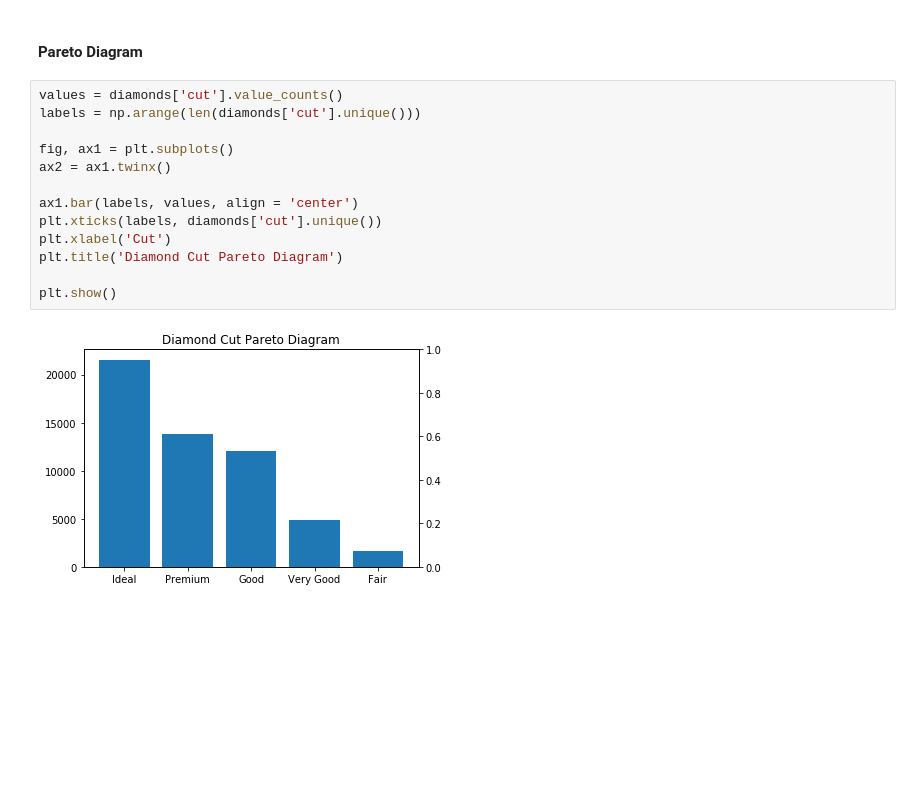
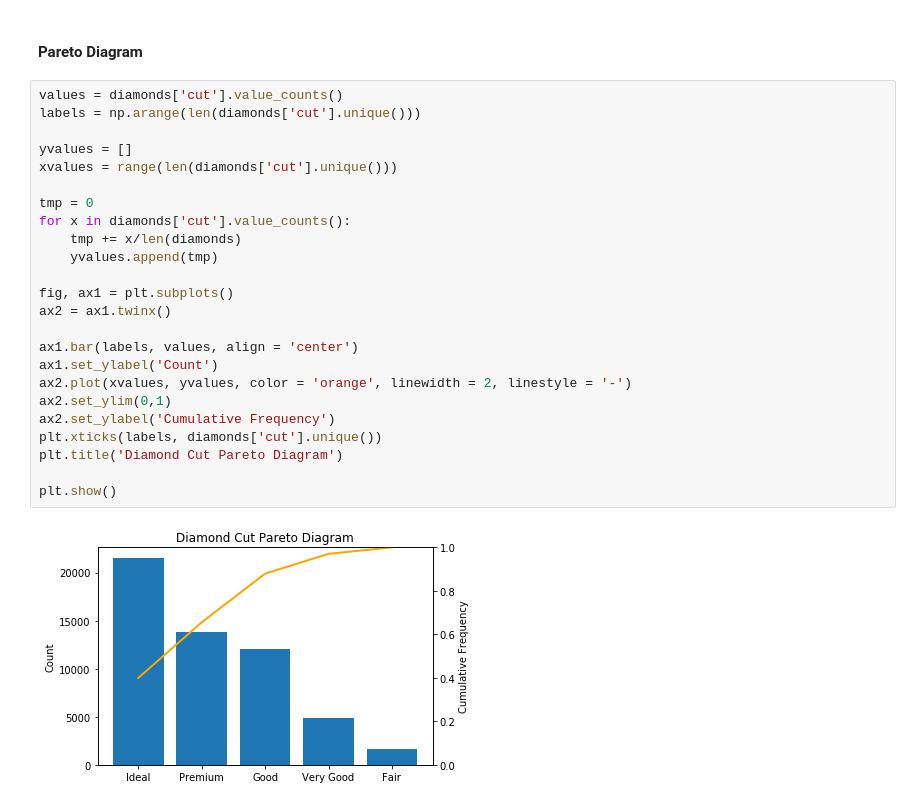
Before and after one commit to jmeguira/stats, a Jupyter notebook: stats_notebook.ipynb, the cells around one changed output. Drawn from its saved outputs; the diff is of its cells as text; blank space fills up the shorter version.

```diff
--- a/stats_notebook.ipynb
+++ b/stats_notebook.ipynb
@@ -305,15 +305,26 @@ plt.show()
 # %%
 values = diamonds['cut'].value_counts()
 labels = np.arange(len(diamonds['cut'].unique()))
+
+yvalues = []
+xvalues = range(len(diamonds['cut'].unique()))
+
+tmp = 0
+for x in diamonds['cut'].value_counts():
+    tmp += x/len(diamonds)
+    yvalues.append(tmp)
 
 fig, ax1 = plt.subplots()
 ax2 = ax1.twinx()
 
 ax1.bar(labels, values, align = 'center')
+ax1.set_ylabel('Count')
+ax2.plot(xvalues, yvalues, color = 'orange', linewidth = 2, linestyle = '-')
+ax2.set_ylim(0,1)
+ax2.set_ylabel('Cumulative Frequency')
 plt.xticks(labels, diamonds['cut'].unique())
-plt.xlabel('Cut')
 plt.title('Diamond Cut Pareto Diagram')
 
 plt.show()
 # %% [output]
-[figure, old version]
+[figure, new version]
```
Also changed, not shown: parts of 3 cells of this notebook.
